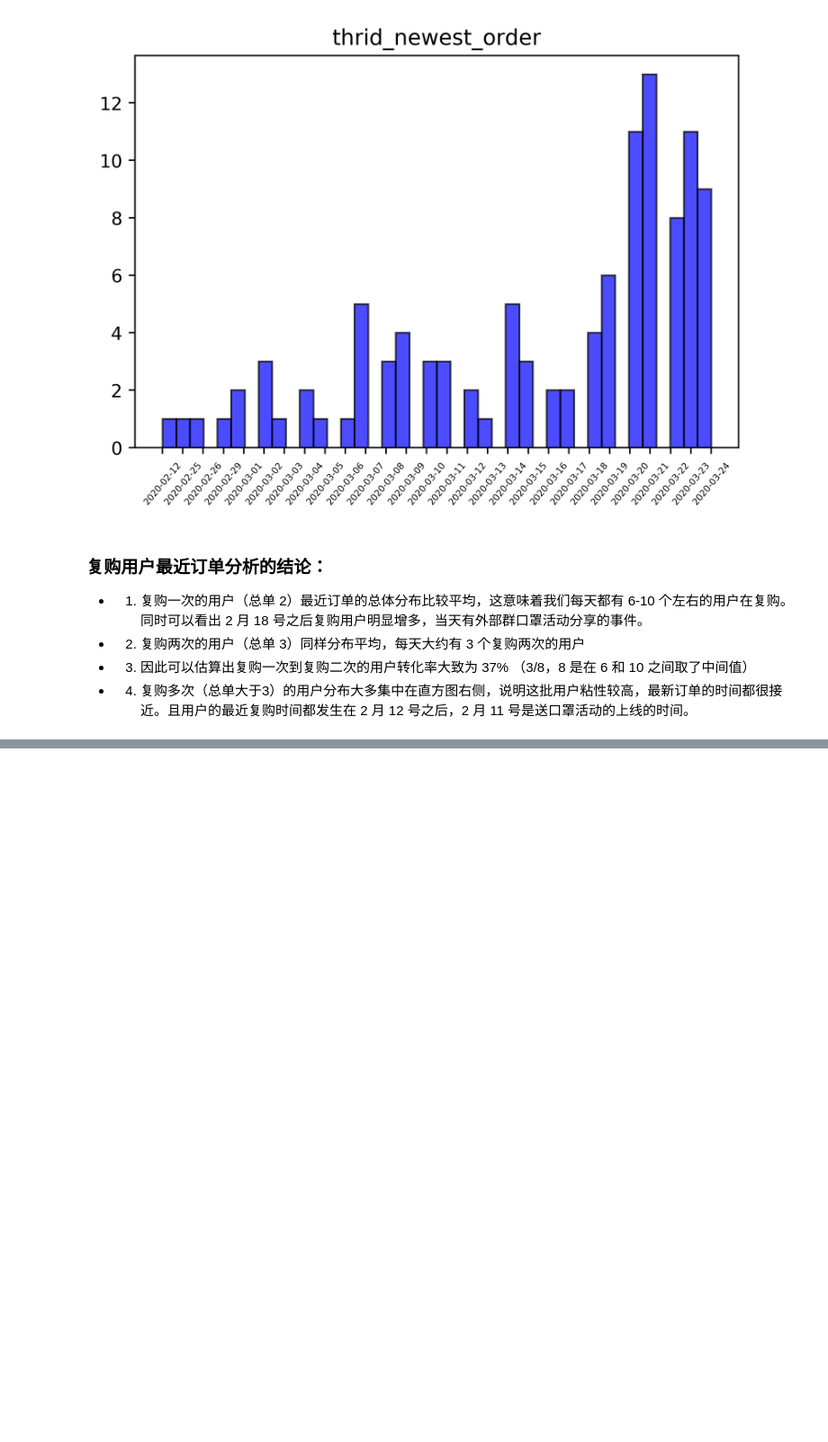
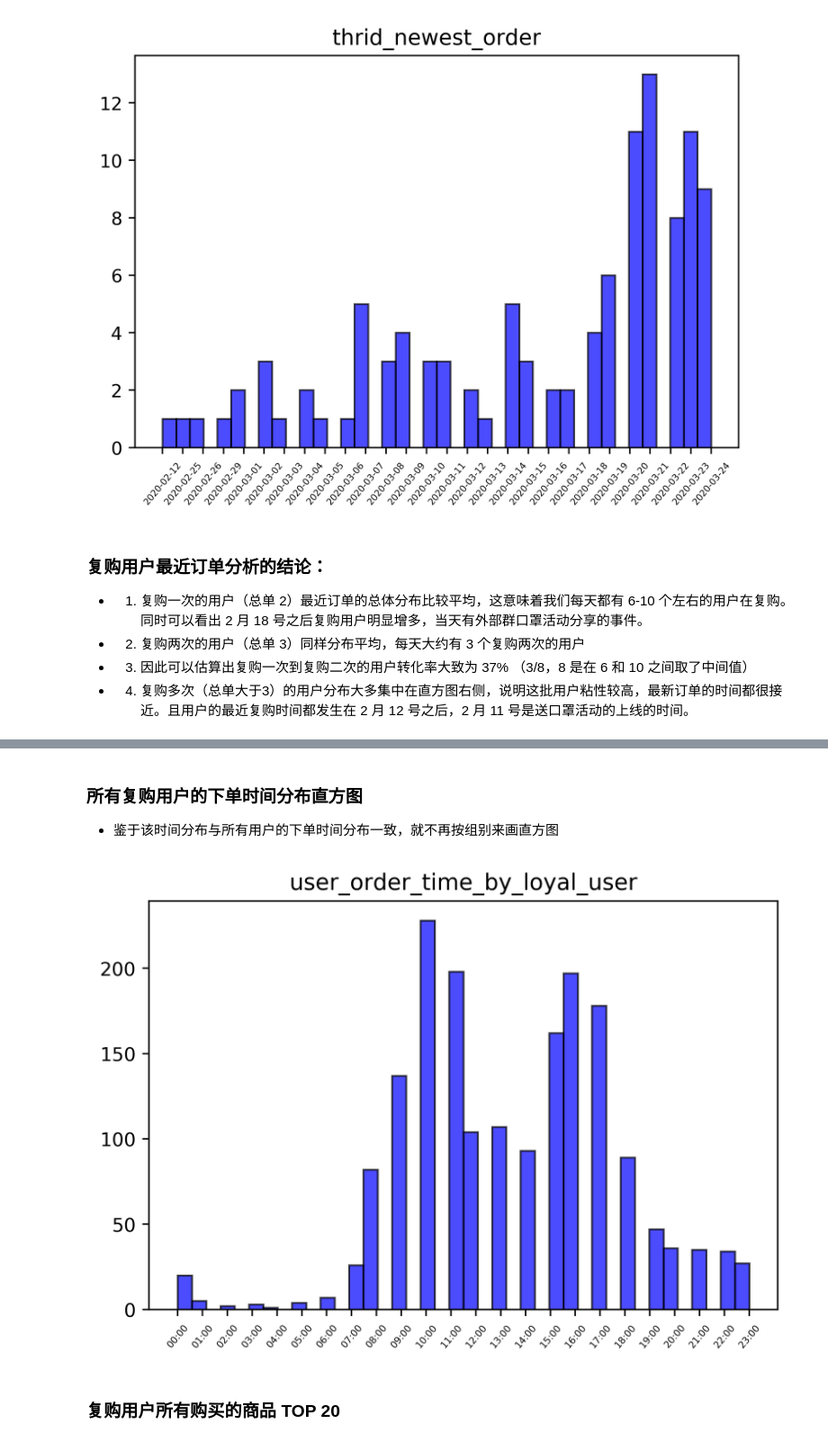
Before and after one commit to ConnorLi96/python-notebook, a Jupyter notebook: loyal_user_analysis.ipynb, the cells around one changed output, grey strips where cells are left out. Shown at 90% size. Cells and saved outputs as stored; diff of their text form; code cells hidden in the pictures; blank space fills up the shorter version.

```diff
--- a/loyal_user_analysis.ipynb
+++ b/loyal_user_analysis.ipynb
@@ -311,0 +337,18 @@ See the caveats in the documentation: http://pandas.pydata.org/pandas-docs/stabl
+# %% [markdown]
+### 所有复购用户的下单时间分布直方图
+
+- 鉴于该时间分布与所有用户的下单时间分布一致，就不再按组别来画直方图
+# %%
+user_order_time_double_l =  [i[11:13] + ":00" for i in list(df_order_user[df_order_user["buy_count"]!=1]["order_create_time"])]
+user_order_time_double_l.sort()
+user_order_time_double = np.array(user_order_time_total_l)
+
+plt.hist(user_order_time_double, bins=40, density=0, facecolor="blue", edgecolor="black", alpha=0.7)
+plt.title("user_order_time_by_loyal_user")
+plt.xticks(rotation=50)
+plt.xticks(fontsize=5)
+plt.show()
+# %% [output]
+[figure, added]
+# %% [markdown]
+### 复购用户所有购买的商品 TOP 20
```
Also changed, not shown: parts of 16 cells of this notebook.
